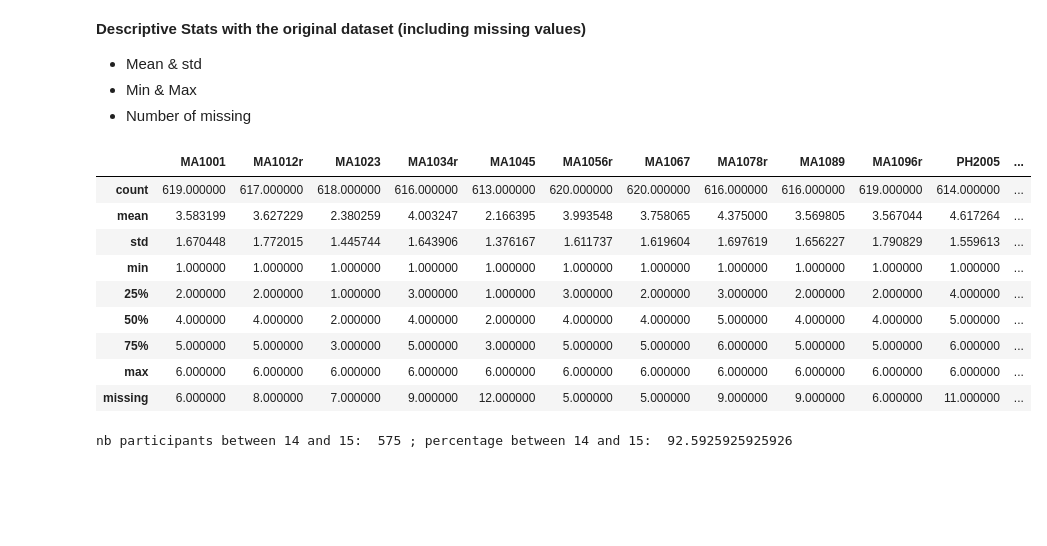
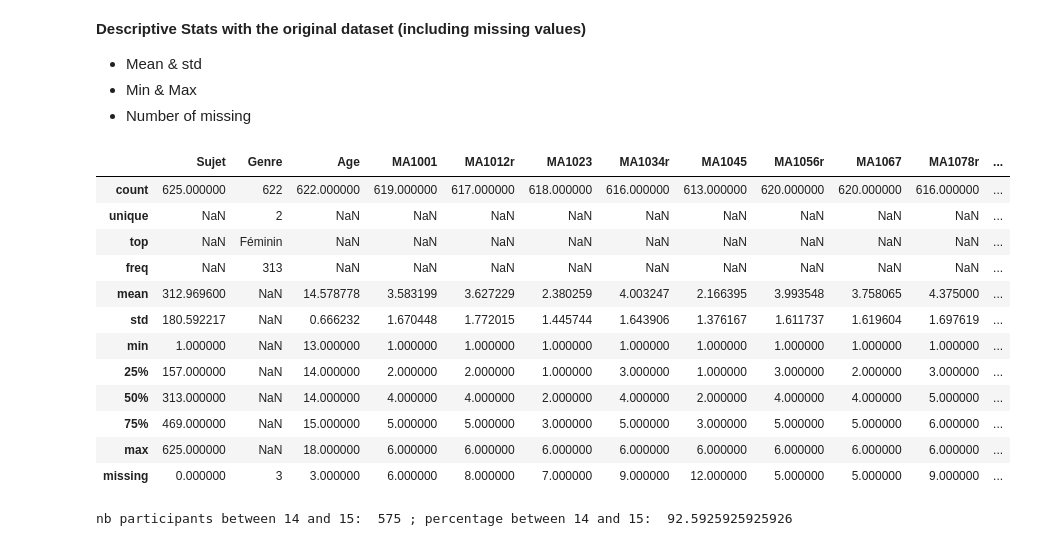
Before and after one commit to anproulx/PSY-6002, a Jupyter notebook: cleaned_FA_megafonction _assump_added.ipynb, the cells around one changed output. Saved outputs shown, nothing was run; the diff lists cells and outputs as text; code cells hidden in the pictures; blank space fills up the shorter version.

```diff
--- a/cleaned_FA_megafonction _assump_added.ipynb
+++ b/cleaned_FA_megafonction _assump_added.ipynb
@@ -79,21 +79,25 @@ changeMissing('Genre')
 <li>Min & Max</li>
 <li>Number of missing</li></ul>
 # %%
-#Descriptive Stats (including missing values)
-
-des1 = df_tp.describe(include = 'all')
-des2 = df_tp.isnull().sum().to_frame(name = 'missing').T
+#Compute descriptive stats
+des1 = df.describe(include = 'all')
+#Add the number of missing values
+des2 = df.isnull().sum().to_frame(name = 'missing').T
+#Merged the number of missing values with the descriptive stats table
 df_des = pd.concat([des1, des2])
 df_des
 # %% [output]
-|  | MA1001 | MA1012r | MA1023 | MA1034r | MA1045 | MA1056r | MA1067 | MA1078r | MA1089 | MA1096r | PH2005 | ... |
-| count | 619.000000 | 617.000000 | 618.000000 | 616.000000 | 613.000000 | 620.000000 | 620.000000 | 616.000000 | 616.000000 | 619.000000 | 614.000000 | ... |
-| mean | 3.583199 | 3.627229 | 2.380259 | 4.003247 | 2.166395 | 3.993548 | 3.758065 | 4.375000 | 3.569805 | 3.567044 | 4.617264 | ... |
-| std | 1.670448 | 1.772015 | 1.445744 | 1.643906 | 1.376167 | 1.611737 | 1.619604 | 1.697619 | 1.656227 | 1.790829 | 1.559613 | ... |
-| min | 1.000000 | 1.000000 | 1.000000 | 1.000000 | 1.000000 | 1.000000 | 1.000000 | 1.000000 | 1.000000 | 1.000000 | 1.000000 | ... |
-| 25% | 2.000000 | 2.000000 | 1.000000 | 3.000000 | 1.000000 | 3.000000 | 2.000000 | 3.000000 | 2.000000 | 2.000000 | 4.000000 | ... |
-| 50% | 4.000000 | 4.000000 | 2.000000 | 4.000000 | 2.000000 | 4.000000 | 4.000000 | 5.000000 | 4.000000 | 4.000000 | 5.000000 | ... |
-| 75% | 5.000000 | 5.000000 | 3.000000 | 5.000000 | 3.000000 | 5.000000 | 5.000000 | 6.000000 | 5.000000 | 5.000000 | 6.000000 | ... |
-| max | 6.000000 | 6.000000 | 6.000000 | 6.000000 | 6.000000 | 6.000000 | 6.000000 | 6.000000 | 6.000000 | 6.000000 | 6.000000 | ... |
-| missing | 6.000000 | 8.000000 | 7.000000 | 9.000000 | 12.000000 | 5.000000 | 5.000000 | 9.000000 | 9.000000 | 6.000000 | 11.000000 | ... |
+|  | Sujet | Genre | Age | MA1001 | MA1012r | MA1023 | MA1034r | MA1045 | MA1056r | MA1067 | MA1078r | ... |
+| count | 625.000000 | 622 | 622.000000 | 619.000000 | 617.000000 | 618.000000 | 616.000000 | 613.000000 | 620.000000 | 620.000000 | 616.000000 | ... |
+| unique | NaN | 2 | NaN | NaN | NaN | NaN | NaN | NaN | NaN | NaN | NaN | ... |
+| top | NaN | Féminin | NaN | NaN | NaN | NaN | NaN | NaN | NaN | NaN | NaN | ... |
+| freq | NaN | 313 | NaN | NaN | NaN | NaN | NaN | NaN | NaN | NaN | NaN | ... |
+| mean | 312.969600 | NaN | 14.578778 | 3.583199 | 3.627229 | 2.380259 | 4.003247 | 2.166395 | 3.993548 | 3.758065 | 4.375000 | ... |
+| std | 180.592217 | NaN | 0.666232 | 1.670448 | 1.772015 | 1.445744 | 1.643906 | 1.376167 | 1.611737 | 1.619604 | 1.697619 | ... |
+| min | 1.000000 | NaN | 13.000000 | 1.000000 | 1.000000 | 1.000000 | 1.000000 | 1.000000 | 1.000000 | 1.000000 | 1.000000 | ... |
+| 25% | 157.000000 | NaN | 14.000000 | 2.000000 | 2.000000 | 1.000000 | 3.000000 | 1.000000 | 3.000000 | 2.000000 | 3.000000 | ... |
+| 50% | 313.000000 | NaN | 14.000000 | 4.000000 | 4.000000 | 2.000000 | 4.000000 | 2.000000 | 4.000000 | 4.000000 | 5.000000 | ... |
+| 75% | 469.000000 | NaN | 15.000000 | 5.000000 | 5.000000 | 3.000000 | 5.000000 | 3.000000 | 5.000000 | 5.000000 | 6.000000 | ... |
+| max | 625.000000 | NaN | 18.000000 | 6.000000 | 6.000000 | 6.000000 | 6.000000 | 6.000000 | 6.000000 | 6.000000 | 6.000000 | ... |
+| missing | 0.000000 | 3 | 3.000000 | 6.000000 | 8.000000 | 7.000000 | 9.000000 | 12.000000 | 5.000000 | 5.000000 | 9.000000 | ... |
 # %%
```
Also changed, not shown: parts of 29 cells of this notebook.
